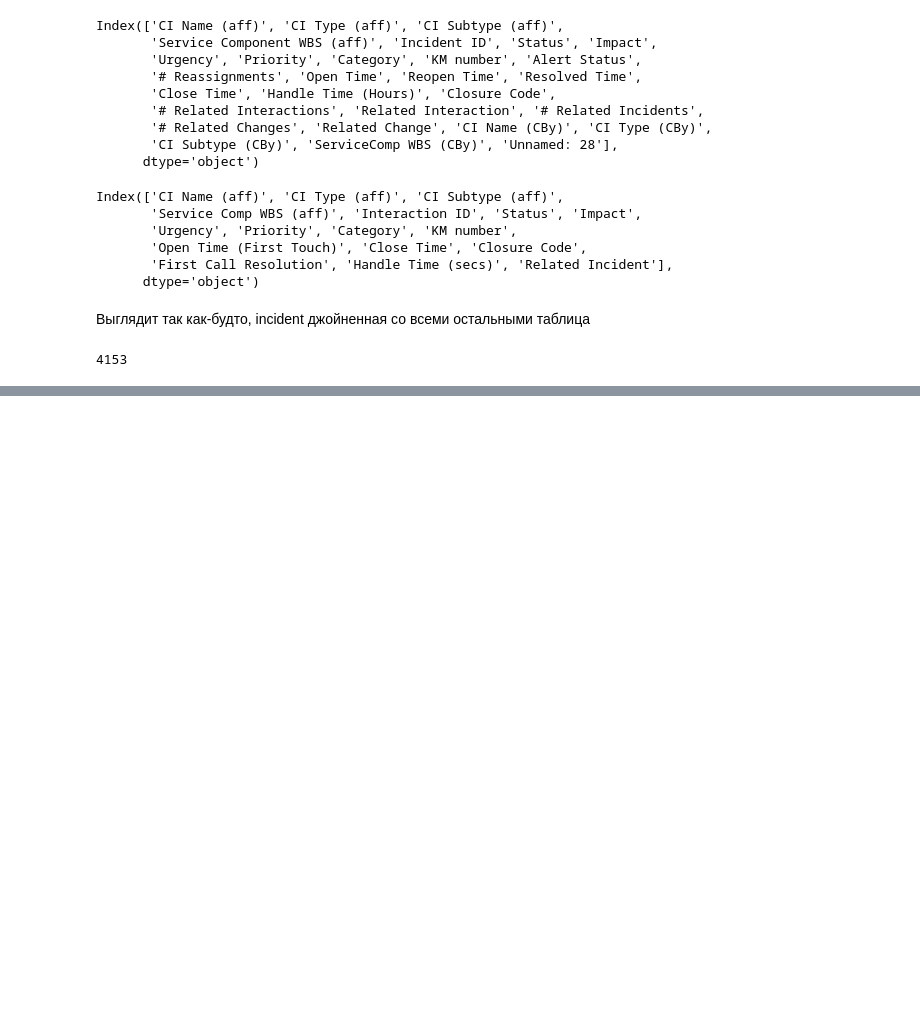
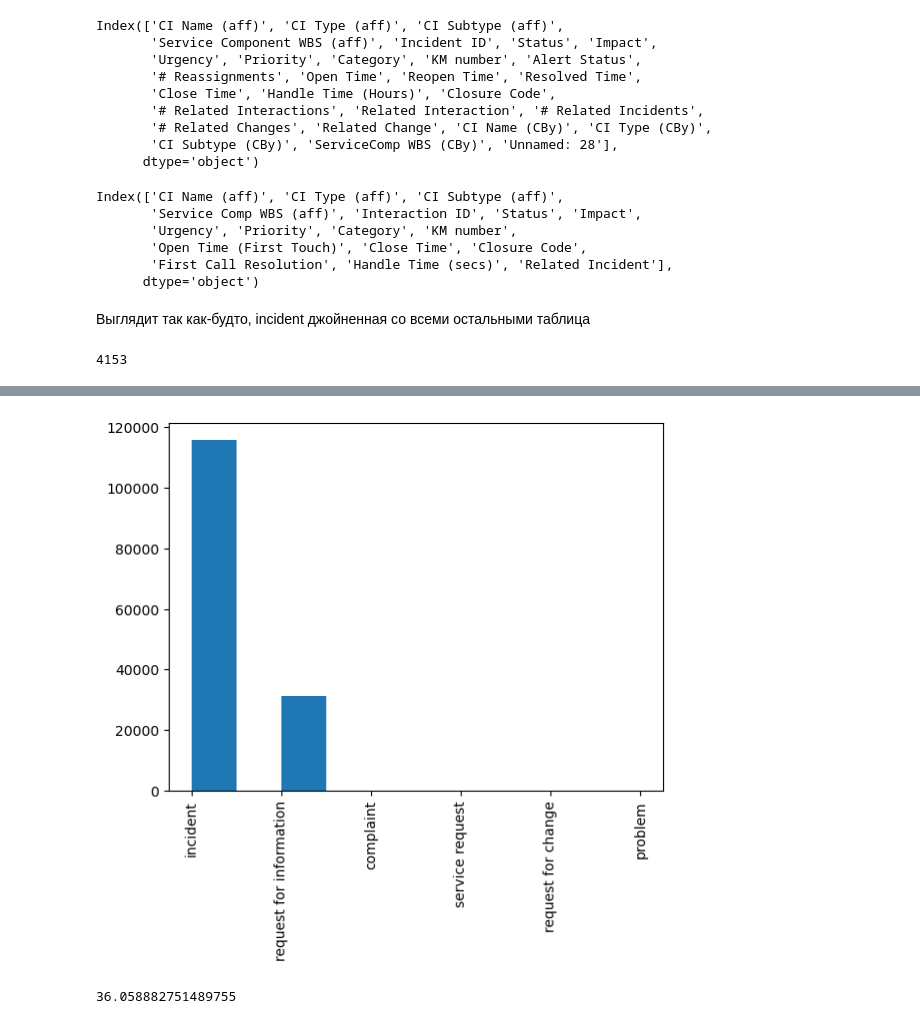
Before and after one commit to Adelaaas/Process_mining_lab_hes, a Jupyter notebook: Lab_02/Kurushin_Osipov/analysis.ipynb, the cells around one changed output, grey strips where cells are left out. Drawn from its saved outputs; the diff is of its cells as text; code cells hidden in the pictures; blank space fills up the shorter version.

```diff
--- a/Lab_02/Kurushin_Osipov/analysis.ipynb
+++ b/Lab_02/Kurushin_Osipov/analysis.ipynb
@@ -86,0 +105,11 @@ log_csv
+# %%
+plt.hist(interaction["Category"])
+plt.xticks(rotation='vertical')
+plt.show()
+# %% [output]
+[figure, added]
+# %%
+# конверсия в инциденты
+(len(interaction) - interaction["First Call Resolution"].value_counts()["Y"]) / len(interaction) * 100
+# %% [output]
+36.058882751489755
```
Also changed, not shown: parts of 34 cells of this notebook.
